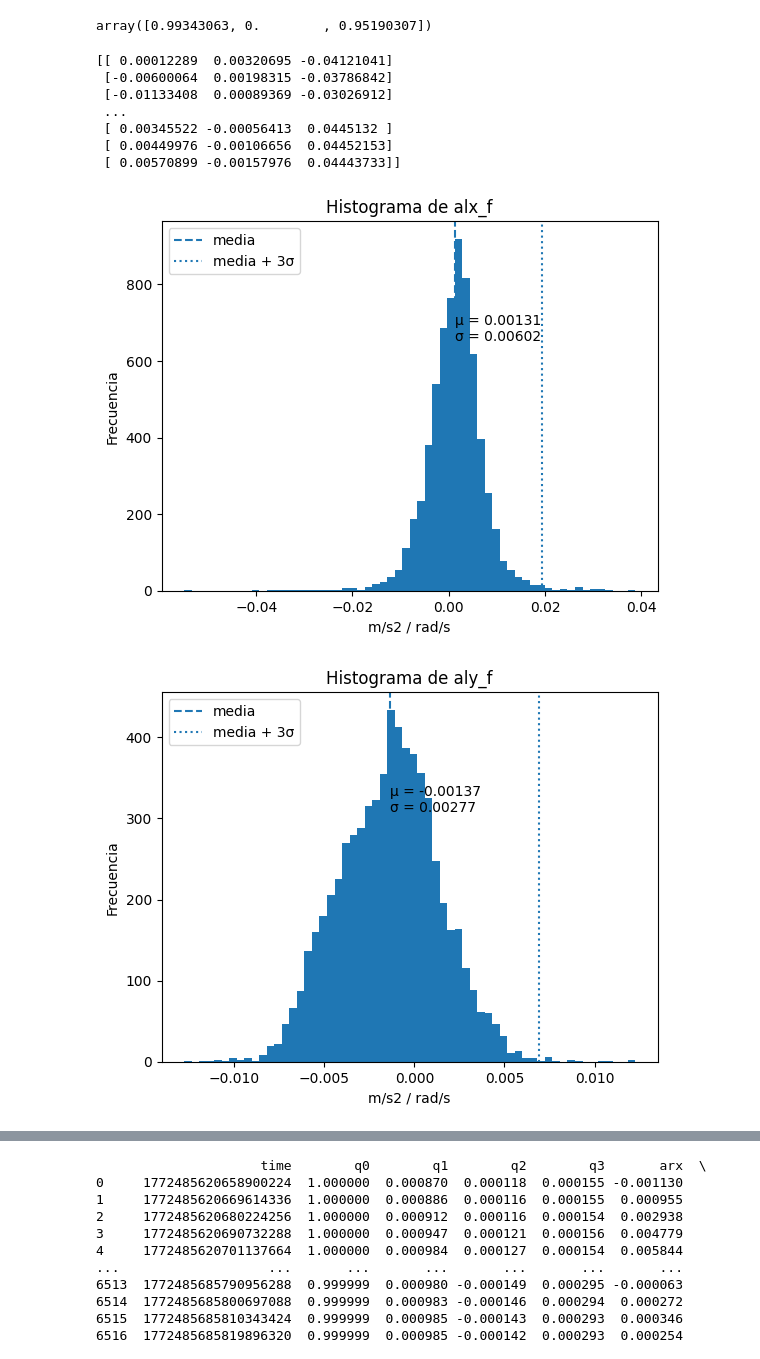
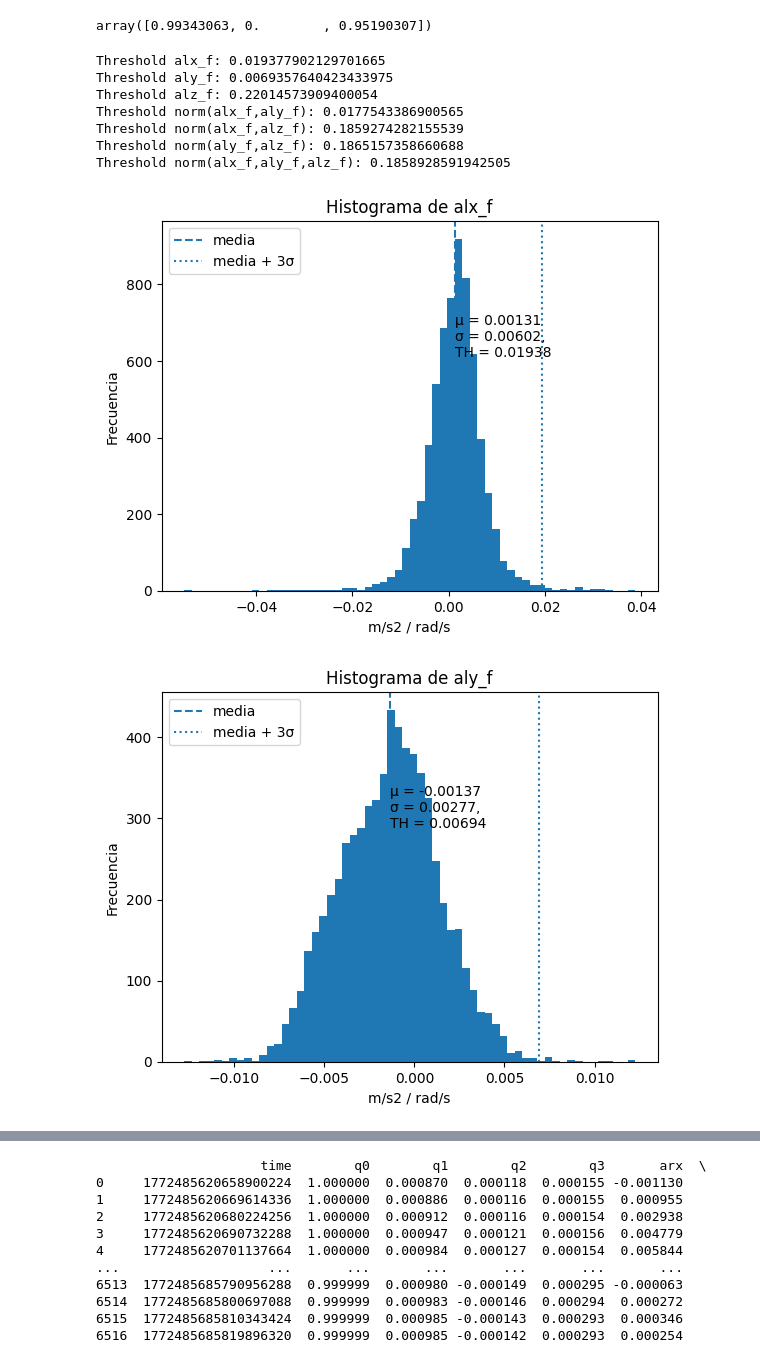
Before and after one commit to JuanAlva/sensorConnect_reader, a Jupyter notebook: zupt_nhc_tuning.ipynb, the cells around one changed output, grey strips where cells are left out. Cells and saved outputs as stored; diff of their text form; code cells hidden in the pictures.

```diff
--- a/zupt_nhc_tuning.ipynb
+++ b/zupt_nhc_tuning.ipynb
@@ -552,13 +552,15 @@ array([0.99343063, 0.        , 0.95190307])
 # %%
 # ACC_TH_ENERGY = (0.02**2)*3 # = 0.0012
 # %%
+# σ describe ruido + vibración
+
 # segun prueba obtener umbrales y ganancias
 import numpy as np
 import matplotlib.pyplot as plt
 
-accl = df_u[["alx_f", "aly_f", "alz_f"]].values#.copy()
-print(accl)
-gyro = df_u[["arx_f", "ary_f", "arz_f"]].values
+# accl = df_u[["alx_f", "aly_f", "alz_f"]].values#.copy()
+# print(accl)
+# gyro = df_u[["arx_f", "ary_f", "arz_f"]].values
 
 def histogramaUnEje(axis):
     axis_values = df_u[axis].values
@@ -566,6 +568,7 @@ def histogramaUnEje(axis):
 
     axis_mean  = np.mean(axis_values)
     axis_std   = np.std(axis_values)
+    th_value = axis_mean + 3*axis_std
 
     plt.figure()
     plt.hist(axis_values, bins=60)
@@ -577,7 +580,7 @@ def histogramaUnEje(axis):
     plt.text(
         axis_mean,
         plt.ylim()[1]*0.75,
-        f"μ = {axis_mean:.5f}\nσ = {axis_std:.5f}",
+        f"μ = {axis_mean:.5f}\nσ = {axis_std:.5f},\nTH = {th_value:.5f}",
         verticalalignment='top'
     )
 
@@ -586,12 +589,15 @@ def histogramaUnEje(axis):
     plt.title(f"Histograma de {axis}")
     plt.legend()
 
+    print(f"Threshold {axis}: {th_value}")
+
 def histogramaDosEjes(axis1, axis2):
     axis_values = df_u[[axis1, axis2]].values
     axis_norm  = np.linalg.norm(axis_values, axis=1)
 
     axis_mean  = np.mean(axis_norm)
     axis_std   = np.std(axis_norm)
+    th_value = axis_mean + 3*axis_std
 
     plt.figure()
     plt.hist(axis_norm, bins=60)
@@ -603,7 +609,7 @@ def histogramaDosEjes(axis1, axis2):
     plt.text(
         axis_mean,
         plt.ylim()[1]*0.75,
-        f"μ = {axis_mean:.5f}\nσ = {axis_std:.5f}",
+        f"μ = {axis_mean:.5f}\nσ = {axis_std:.5f},\nTH = {th_value:.5f}",
         verticalalignment='top'
     )
 
@@ -612,46 +618,51 @@ def histogramaDosEjes(axis1, axis2):
     plt.title(f"Histograma de {axis1}, {axis2}")
     plt.legend()
 
+    print(f"Threshold norm({axis1},{axis2}): {th_value}")
+
 def histogramaTresEjes(axis1, axis2, axis3):
     axis_values = df_u[[axis1, axis2, axis3]].values
     axis_norm  = np.linalg.norm(axis_values, axis=1)
 
     axis_mean  = np.mean(axis_norm)
     axis_std   = np.std(axis_norm)
+    th_value = axis_mean + 3*axis_std
 
     plt.figure()
     plt.hist(axis_norm, bins=60)
 
     plt.axvline(axis_mean, linestyle='--', label='media')
     plt.axvline(axis_mean + 3*axis_std, linestyle=':', label='media + 3σ')
 
     # Texto dentro de la gráfica
     plt.text(
         axis_mean,
         plt.ylim()[1]*0.75,
-        f"μ = {axis_mean:.5f}\nσ = {axis_std:.5f}",
+        f"μ = {axis_mean:.5f}\nσ = {axis_std:.5f},\nTH = {th_value:.5f}",
         verticalalignment='top'
     )
 
     plt.xlabel("m/s2 / rad/s")
     plt.ylabel("Frecuencia")
     plt.title(f"Histograma de {axis1}, {axis2}, {axis3}")
     plt.legend()
 
+    print(f"Threshold norm({axis1},{axis2},{axis3}): {th_value}")
+
 histogramaUnEje("alx_f")
 histogramaUnEje("aly_f")
 histogramaUnEje("alz_f")
 histogramaDosEjes("alx_f", "aly_f")
 histogramaDosEjes("alx_f", "alz_f")
 histogramaDosEjes("aly_f", "alz_f")
 histogramaTresEjes("alx_f", "aly_f", "alz_f")
 # %% [output]
-[[ 0.00012289  0.00320695 -0.04121041]
- [-0.00600064  0.00198315 -0.03786842]
- [-0.01133408  0.00089369 -0.03026912]
- ...
- [ 0.00345522 -0.00056413  0.0445132 ]
- [ 0.00449976 -0.00106656  0.04452153]
- [ 0.00570899 -0.00157976  0.04443733]]
+Threshold alx_f: 0.019377902129701665
+Threshold aly_f: 0.0069357640423433975
+Threshold alz_f: 0.22014573909400054
+Threshold norm(alx_f,aly_f): 0.0177543386900565
+Threshold norm(alx_f,alz_f): 0.1859274282155539
+Threshold norm(aly_f,alz_f): 0.1865157358660688
+Threshold norm(alx_f,aly_f,alz_f): 0.1858928591942505
-[figure, old version]
+[figure, new version]
-[figure, old version]
+[figure, new version]
```
Also changed, not shown: parts of 2 cells of this notebook, 3 other files.
